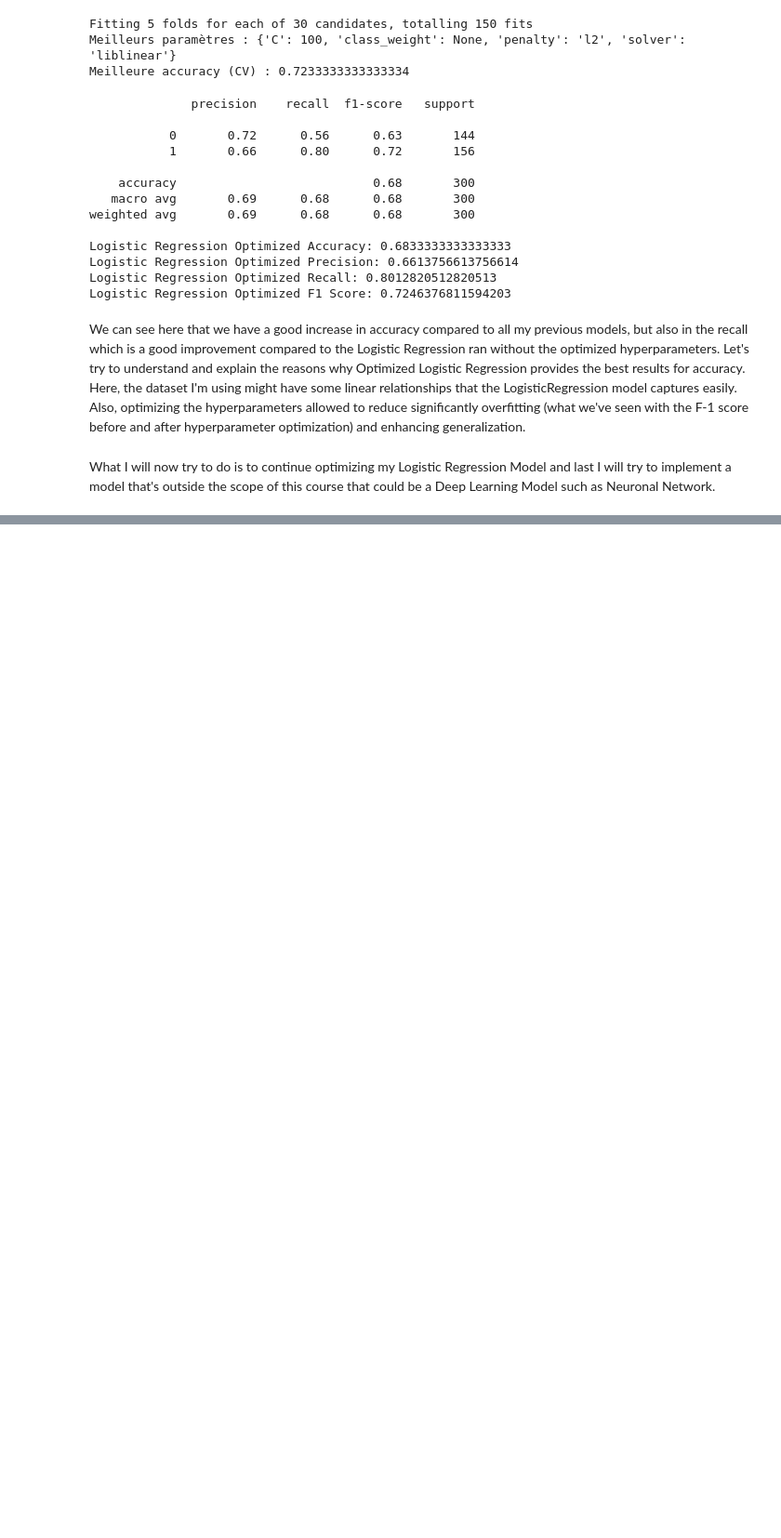
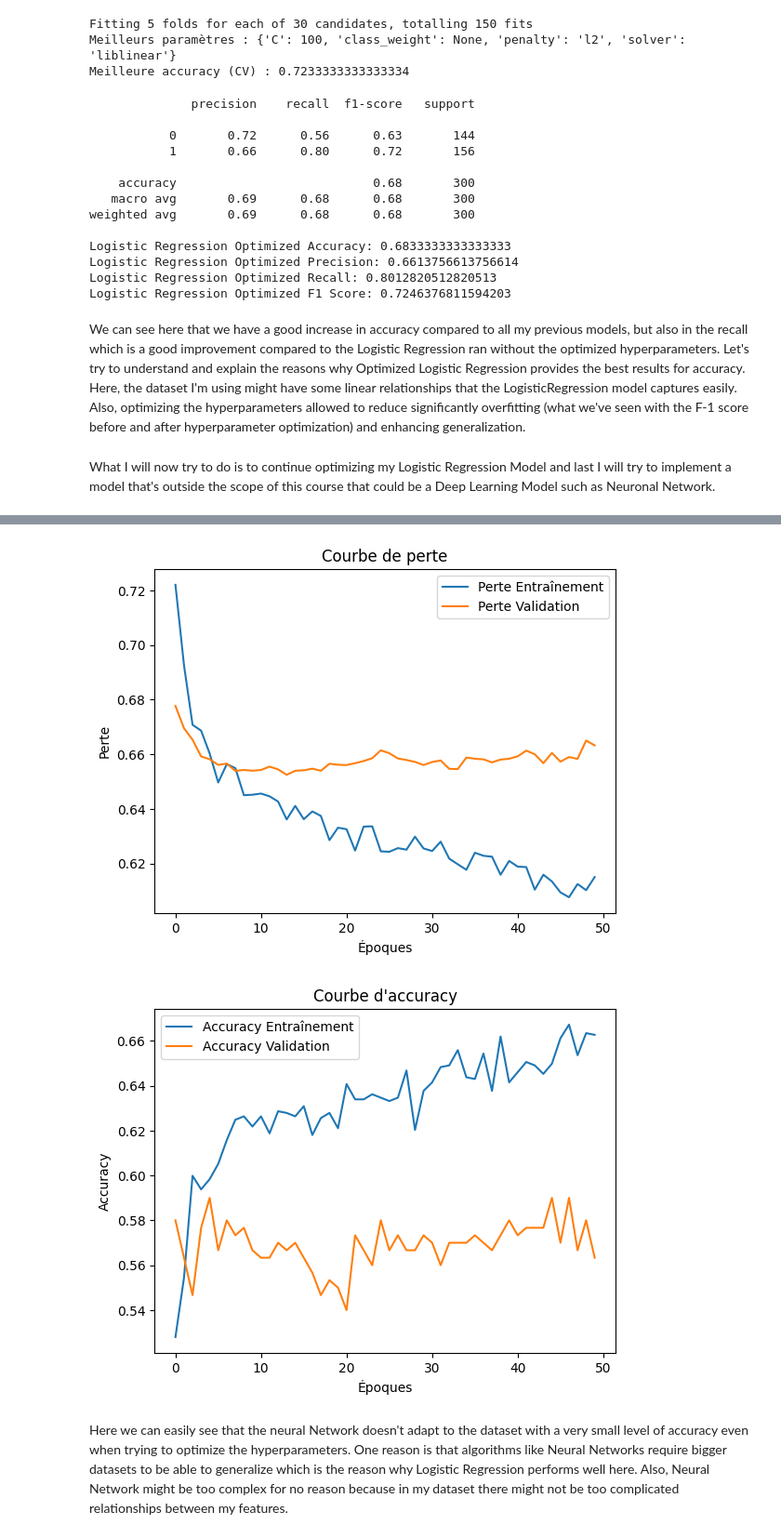
Before and after one commit to kyle75gto/ML-Project, a Jupyter notebook: model.ipynb, the cells around one changed output, grey strips where cells are left out. Shown at 93% size. Drawn from its saved outputs; the diff is of its cells as text; code cells hidden in the pictures; blank space fills up the shorter version.

Commit message:
model updated

```diff
--- a/model.ipynb
+++ b/model.ipynb
@@ -833,0 +892,22 @@ What I will now try to do is to continue optimizing my Logistic Regression Model
+# %%
+# optimizing hyperparameters using elasticnet
+
+param_grid = {
+    'C': [0.01, 0.1, 1, 10, 100],
+    'l1_ratio': [0.1, 0.5, 0.9],
+    'solver': ['saga'],
+    'penalty': ['elasticnet']
+}
+
+grid_search = GridSearchCV(estimator=best_logreg, param_grid=param_grid, cv=5, scoring='accuracy', verbose=1, n_jobs=-1)
+grid_search.fit(X_train_smote, y_train_smote)
+
+best_model = grid_search.best_estimator_
+
+y_pred_best_model = best_model.predict(X_test)
+
+print(classification_report(y_test, y_pred_best_model))
+print("Logistic Regression Optimized Smote elsaticnet Accuracy:", accuracy_score(y_test, y_pred_best_model))
+print("Logistic Regression Optimized Smote elasticnet Precision:", precision_score(y_test, y_pred_best_model))
+print("Logistic Regression Optimized Smote elasticnet Recall:", recall_score(y_test, y_pred_best_model))
+print("Logistic Regression Optimized Smote elasticnet F1 Score:", f1_score(y_test, y_pred_best_model))
@@ -833,0 +1031,23 @@ What I will now try to do is to continue optimizing my Logistic Regression Model
+# %%
+import matplotlib.pyplot as plt
+
+plt.plot(history.history['loss'], label='Perte Entraînement')
+plt.plot(history.history['val_loss'], label='Perte Validation')
+plt.xlabel('Époques')
+plt.ylabel('Perte')
+plt.legend()
+plt.title('Courbe de perte')
+plt.show()
+
+plt.plot(history.history['accuracy'], label='Accuracy Entraînement')
+plt.plot(history.history['val_accuracy'], label='Accuracy Validation')
+plt.xlabel('Époques')
+plt.ylabel('Accuracy')
+plt.legend()
+plt.title('Courbe d\'accuracy')
+plt.show()
+# %% [output]
+[figure, added]
+[figure, added]
+# %% [markdown]
+Here we can easily see that the neural Network doesn't adapt to the dataset with a very small level of accuracy even when trying to optimize the hyperparameters. One reason is that algorithms like Neural Networks require bigger datasets to be able to generalize which is the reason why Logistic Regression performs well here. Also, Neural Network might be too complex for no reason because in my dataset there might not be too complicated relationships between my features.
```
Also changed, not shown: parts of 9 cells of this notebook.
